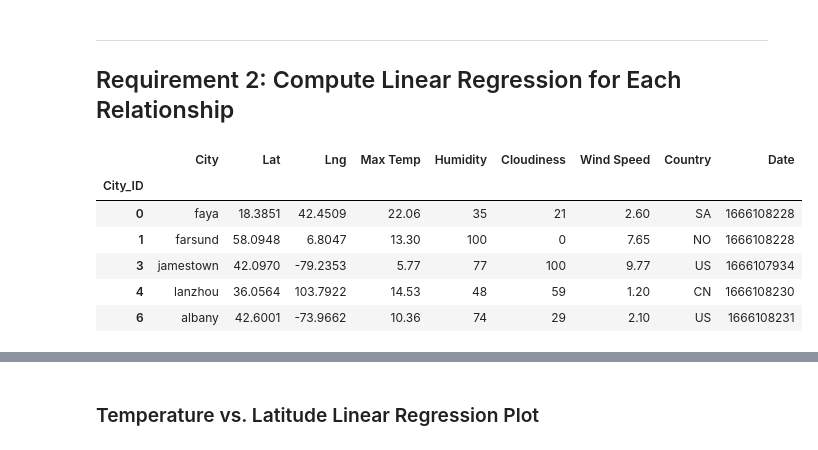
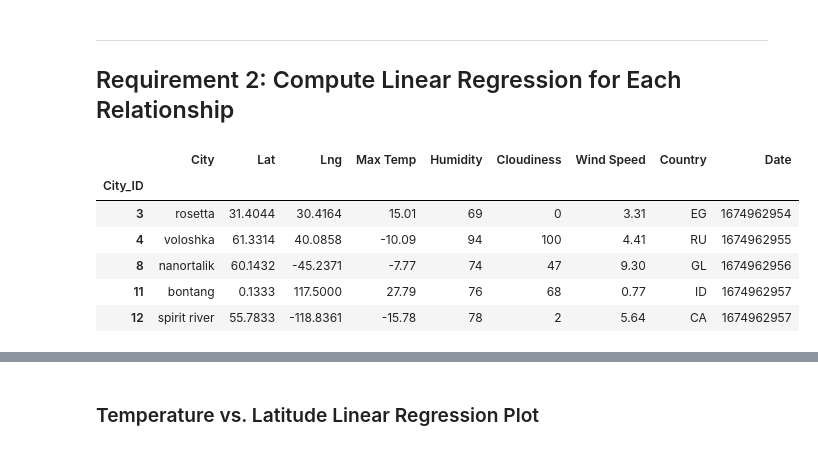
Before and after one commit to BlakeG2424/python-api-challenge, a Jupyter notebook: WeatherPy/WeatherPy.ipynb, the cells around one changed output, grey strips where cells are left out. Drawn from its saved outputs; the diff is of its cells as text; code cells hidden in the pictures.

```diff
--- a/WeatherPy/WeatherPy.ipynb
+++ b/WeatherPy/WeatherPy.ipynb
@@ -259,16 +310,16 @@ plt.show()
 # %%
 # Create a DataFrame with the Northern Hemisphere data (Latitude >= 0)
-# YOUR CODE HERE
+northern_hemi_df = city_data_df.loc[city_data_df["Lat"]>0]
 
 # Display sample data
 northern_hemi_df.head()
 # %% [output]
 |  | City | Lat | Lng | Max Temp | Humidity | Cloudiness | Wind Speed | Country | Date |
 | City_ID |  |  |  |  |  |  |  |  |  |
-| 0 | faya | 18.3851 | 42.4509 | 22.06 | 35 | 21 | 2.60 | SA | 1666108228 |
-| 1 | farsund | 58.0948 | 6.8047 | 13.30 | 100 | 0 | 7.65 | NO | 1666108228 |
-| 3 | jamestown | 42.0970 | -79.2353 | 5.77 | 77 | 100 | 9.77 | US | 1666107934 |
-| 4 | lanzhou | 36.0564 | 103.7922 | 14.53 | 48 | 59 | 1.20 | CN | 1666108230 |
-| 6 | albany | 42.6001 | -73.9662 | 10.36 | 74 | 29 | 2.10 | US | 1666108231 |
+| 3 | rosetta | 31.4044 | 30.4164 | 15.01 | 69 | 0 | 3.31 | EG | 1674962954 |
+| 4 | voloshka | 61.3314 | 40.0858 | -10.09 | 94 | 100 | 4.41 | RU | 1674962955 |
+| 8 | nanortalik | 60.1432 | -45.2371 | -7.77 | 74 | 47 | 9.30 | GL | 1674962956 |
+| 11 | bontang | 0.1333 | 117.5000 | 27.79 | 76 | 68 | 0.77 | ID | 1674962957 |
+| 12 | spirit river | 55.7833 | -118.8361 | -15.78 | 78 | 2 | 5.64 | CA | 1674962957 |
 # %%
 # Create a DataFrame with the Southern Hemisphere data (Latitude < 0)
```
Also changed, not shown: parts of 31 cells of this notebook, 8 other files.
